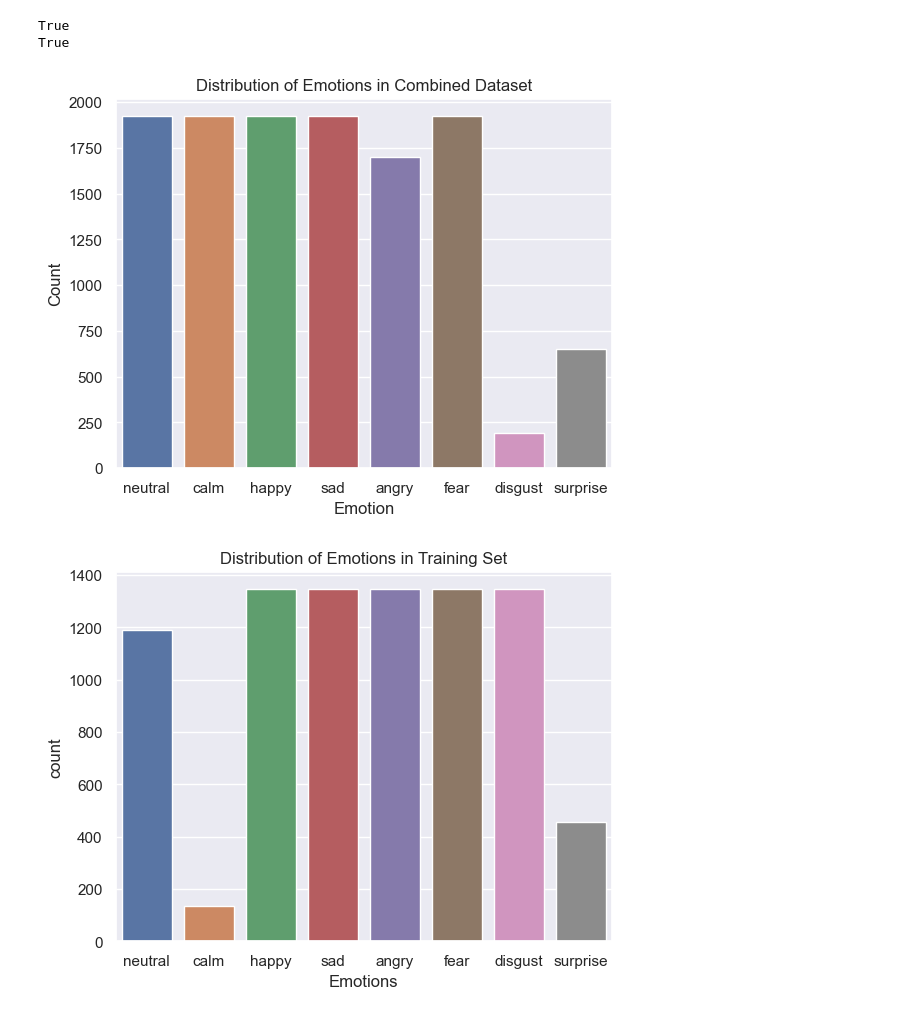
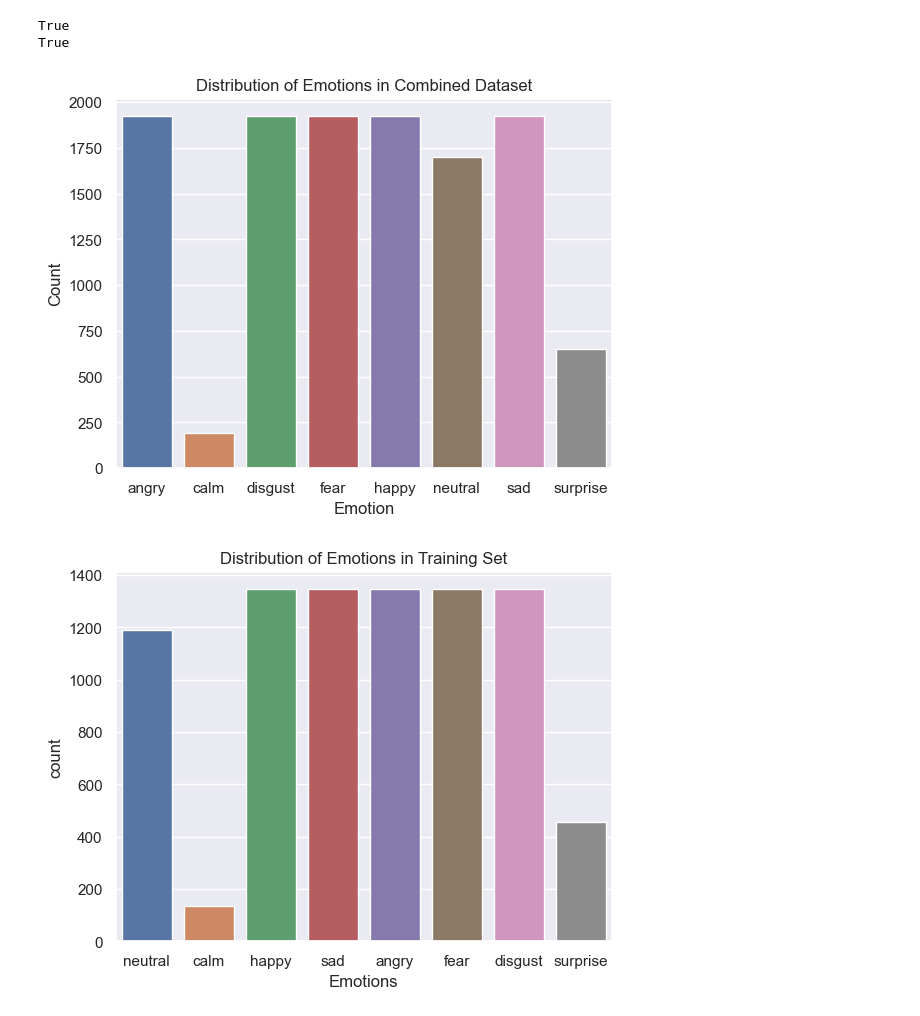
Before and after one commit to Electronic-Yoda/sonic-mood, a Jupyter notebook: notebooks/data_processing_local.ipynb, the cells around one changed output. Drawn from its saved outputs; the diff is of its cells as text; code cells hidden in the pictures.

Commit message:
add additional files, fix plot error

```diff
--- a/notebooks/data_processing_local.ipynb
+++ b/notebooks/data_processing_local.ipynb
@@ -65,18 +65,19 @@ True
 # %%
 # plot the distribution of the data
 import matplotlib.pyplot as plt
 import seaborn as sns
 
+# sort combined_df by emotion
+combined_df = combined_df.sort_values(by=[Columns.EMOTIONS])
 sns.set_theme(style="darkgrid")
 sns.countplot(x=Columns.EMOTIONS, data=combined_df)
 plt.title('Distribution of Emotions in Combined Dataset')
-# ensure labels in order
-plt.xticks(range(len(Emotions.to_list())), Emotions.to_list())
+
 plt.xlabel('Emotion')
 plt.ylabel('Count')
 plt.show()
 # %% [output]
-[figure, old version]
+[figure, new version]
 # %%
 # plot the distribution of the data in each set
 sns.countplot(x=Columns.EMOTIONS, data=train_df)
```
Also changed, not shown: parts of 2 cells of this notebook, 1 other file.
